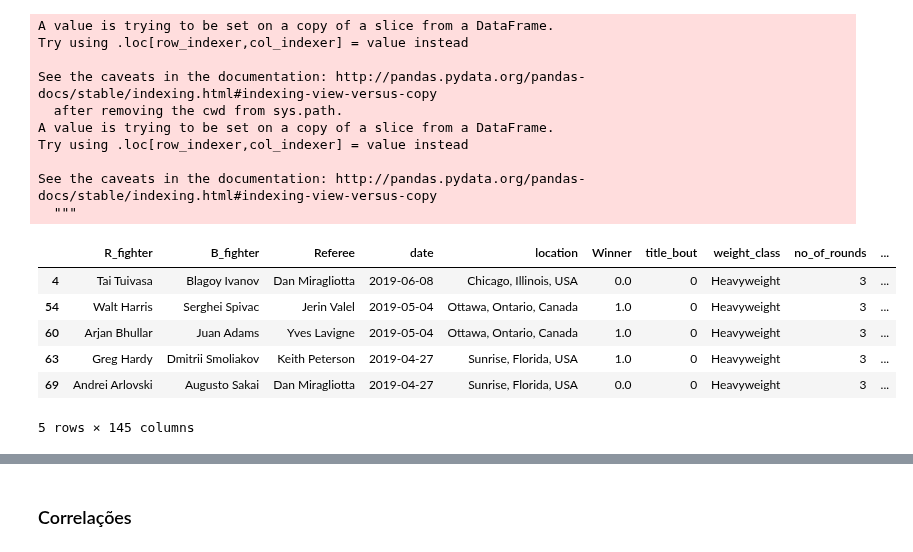
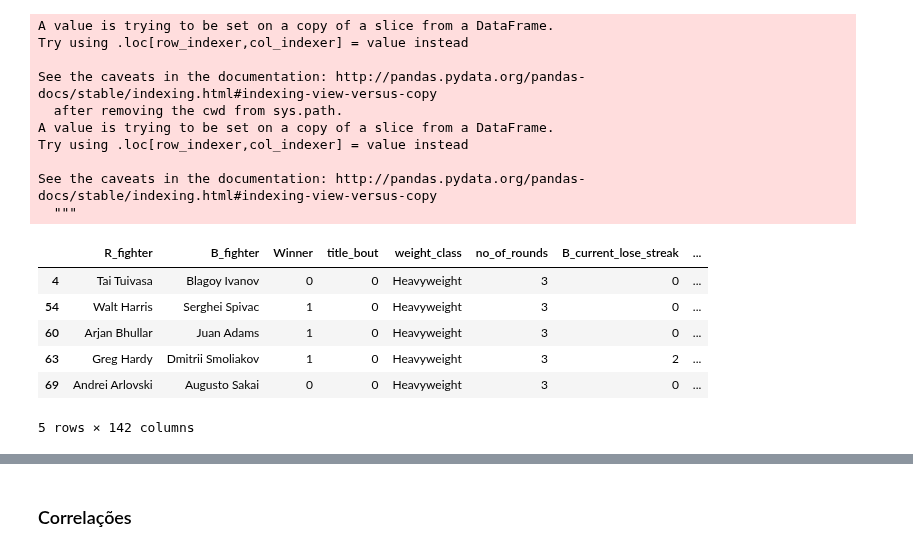
Before and after one commit to VergaraC/Dados_P3, a Jupyter notebook: Projeto3_Sujo/Sujo_Edgard/Projeto3_Sujo_Edgard.ipynb, the cells around one changed output, grey strips where cells are left out. Cells and saved outputs as stored; diff of their text form; code cells hidden in the pictures.

```diff
--- a/Projeto3_Sujo/Sujo_Edgard/Projeto3_Sujo_Edgard.ipynb
+++ b/Projeto3_Sujo/Sujo_Edgard/Projeto3_Sujo_Edgard.ipynb
@@ -20,3 +21,4 @@ data.head()
 ### Apenas a categoria Peso-Pesados ('Heavyweights')
 # %%
 data.weight_class = data.weight_class.astype('category')
+data.Winner = data.Winner.astype('category')
@@ -26,7 +35,7 @@ data.weight_class = data.weight_class.astype('category')
 # %%
 data_heavy = data.loc[(data.weight_class=='Heavyweight'),:]
 bool_to_number = {False: 0, True: 1}
-string_to_number = {'Blue': 0, 'Red': 1}
+string_to_number = {'Blue': 0, 'Red': 1, 'Draw': 2}
 data_heavy['title_bout'] = data_heavy['title_bout'].map(bool_to_number)
 data_heavy['Winner'] = data_heavy['Winner'].map(string_to_number)
 # %% [output]
@@ -40,13 +49,15 @@ Try using .loc[row_indexer,col_indexer] = value instead
 
 See the caveats in the documentation: http://pandas.pydata.org/pandas-docs/stable/indexing.html#indexing-view-versus-copy
   """
+# %%
+data_heavy_util = data_heavy.drop(['Referee','date','location'], axis=1)
 # %%
-data_heavy.head()
+data_heavy_util.head()
 # %% [output]
-|  | R_fighter | B_fighter | Referee | date | location | Winner | title_bout | weight_class | no_of_rounds | ... |
-| 4 | Tai Tuivasa | Blagoy Ivanov | Dan Miragliotta | 2019-06-08 | Chicago, Illinois, USA | 0.0 | 0 | Heavyweight | 3 | ... |
-| 54 | Walt Harris | Serghei Spivac | Jerin Valel | 2019-05-04 | Ottawa, Ontario, Canada | 1.0 | 0 | Heavyweight | 3 | ... |
-| 60 | Arjan Bhullar | Juan Adams | Yves Lavigne | 2019-05-04 | Ottawa, Ontario, Canada | 1.0 | 0 | Heavyweight | 3 | ... |
-| 63 | Greg Hardy | Dmitrii Smoliakov | Keith Peterson | 2019-04-27 | Sunrise, Florida, USA | 1.0 | 0 | Heavyweight | 3 | ... |
-| 69 | Andrei Arlovski | Augusto Sakai | Dan Miragliotta | 2019-04-27 | Sunrise, Florida, USA | 0.0 | 0 | Heavyweight | 3 | ... |
+|  | R_fighter | B_fighter | Winner | title_bout | weight_class | no_of_rounds | B_current_lose_streak | ... |
+| 4 | Tai Tuivasa | Blagoy Ivanov | 0 | 0 | Heavyweight | 3 | 0 | ... |
+| 54 | Walt Harris | Serghei Spivac | 1 | 0 | Heavyweight | 3 | 0 | ... |
+| 60 | Arjan Bhullar | Juan Adams | 1 | 0 | Heavyweight | 3 | 0 | ... |
+| 63 | Greg Hardy | Dmitrii Smoliakov | 1 | 0 | Heavyweight | 3 | 2 | ... |
+| 69 | Andrei Arlovski | Augusto Sakai | 0 | 0 | Heavyweight | 3 | 0 | ... |
-5 rows × 145 columns
+5 rows × 142 columns
```
Also changed, not shown: parts of 11 cells of this notebook.
